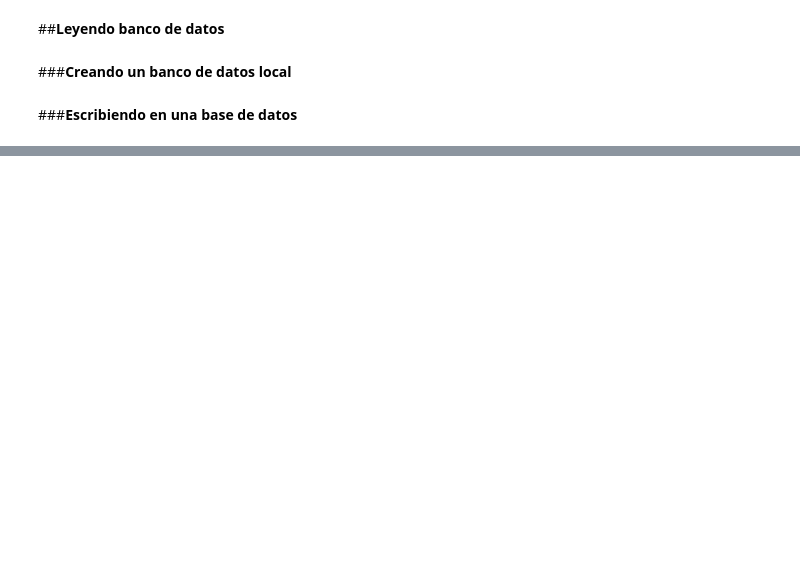
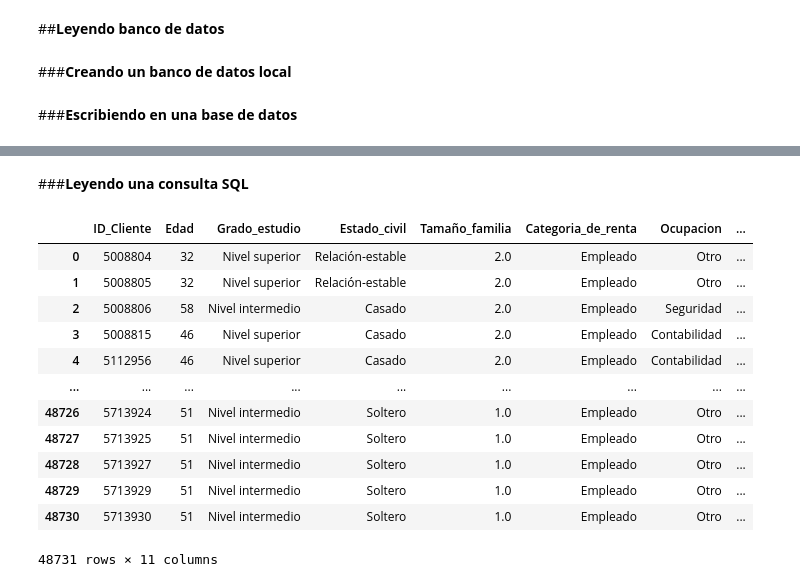
Before and after one commit to JorgeAccardi/cienciadedatos, a Jupyter notebook: leyendo_base_datos.ipynb, the cells around one changed output, grey strips where cells are left out. Saved outputs shown, nothing was run; the diff lists cells and outputs as text; code cells hidden in the pictures; blank space fills up the shorter version.

```diff
--- a/leyendo_base_datos.ipynb
+++ b/leyendo_base_datos.ipynb
@@ -46,0 +45,20 @@ print(inspector.get_table_names())
+# %% [markdown]
+###**Leyendo una consulta SQL**
+# %%
+query = 'SELECT * FROM clientes WHERE Categoria_de_renta = "Empleado"'
+# %%
+pd.read_sql(sql=text(query), con = engine.connect ())
+# %% [output]
+|  | ID_Cliente | Edad | Grado_estudio | Estado_civil | Tamaño_familia | Categoria_de_renta | Ocupacion | ... |
+| 0 | 5008804 | 32 | Nivel superior | Relación-estable | 2.0 | Empleado | Otro | ... |
+| 1 | 5008805 | 32 | Nivel superior | Relación-estable | 2.0 | Empleado | Otro | ... |
+| 2 | 5008806 | 58 | Nivel intermedio | Casado | 2.0 | Empleado | Seguridad | ... |
+| 3 | 5008815 | 46 | Nivel superior | Casado | 2.0 | Empleado | Contabilidad | ... |
+| 4 | 5112956 | 46 | Nivel superior | Casado | 2.0 | Empleado | Contabilidad | ... |
+| ... | ... | ... | ... | ... | ... | ... | ... | ... |
+| 48726 | 5713924 | 51 | Nivel intermedio | Soltero | 1.0 | Empleado | Otro | ... |
+| 48727 | 5713925 | 51 | Nivel intermedio | Soltero | 1.0 | Empleado | Otro | ... |
+| 48728 | 5713927 | 51 | Nivel intermedio | Soltero | 1.0 | Empleado | Otro | ... |
+| 48729 | 5713929 | 51 | Nivel intermedio | Soltero | 1.0 | Empleado | Otro | ... |
+| 48730 | 5713930 | 51 | Nivel intermedio | Soltero | 1.0 | Empleado | Otro | ... |
+48731 rows × 11 columns
```
Also changed, not shown: parts of 4 cells of this notebook.
